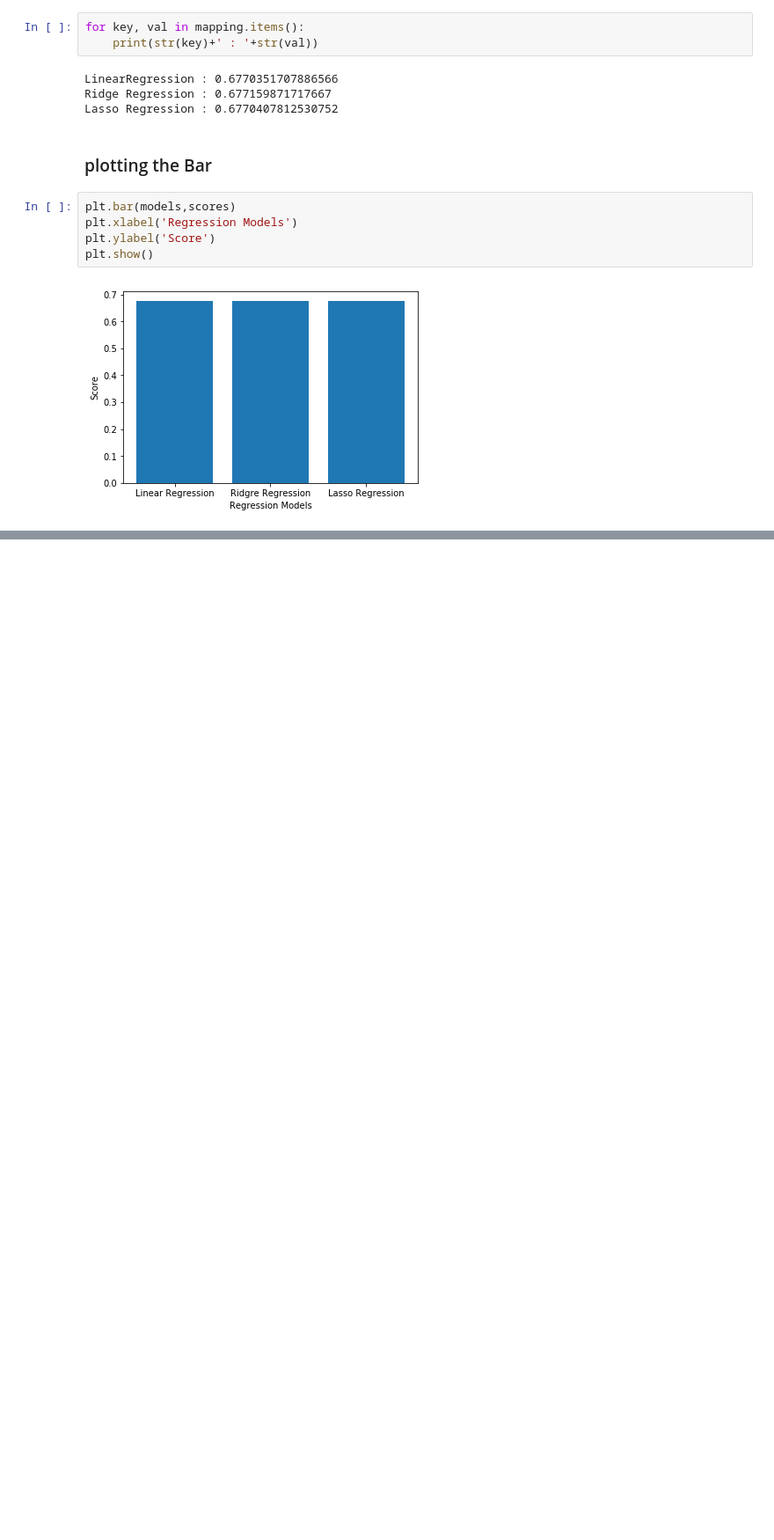
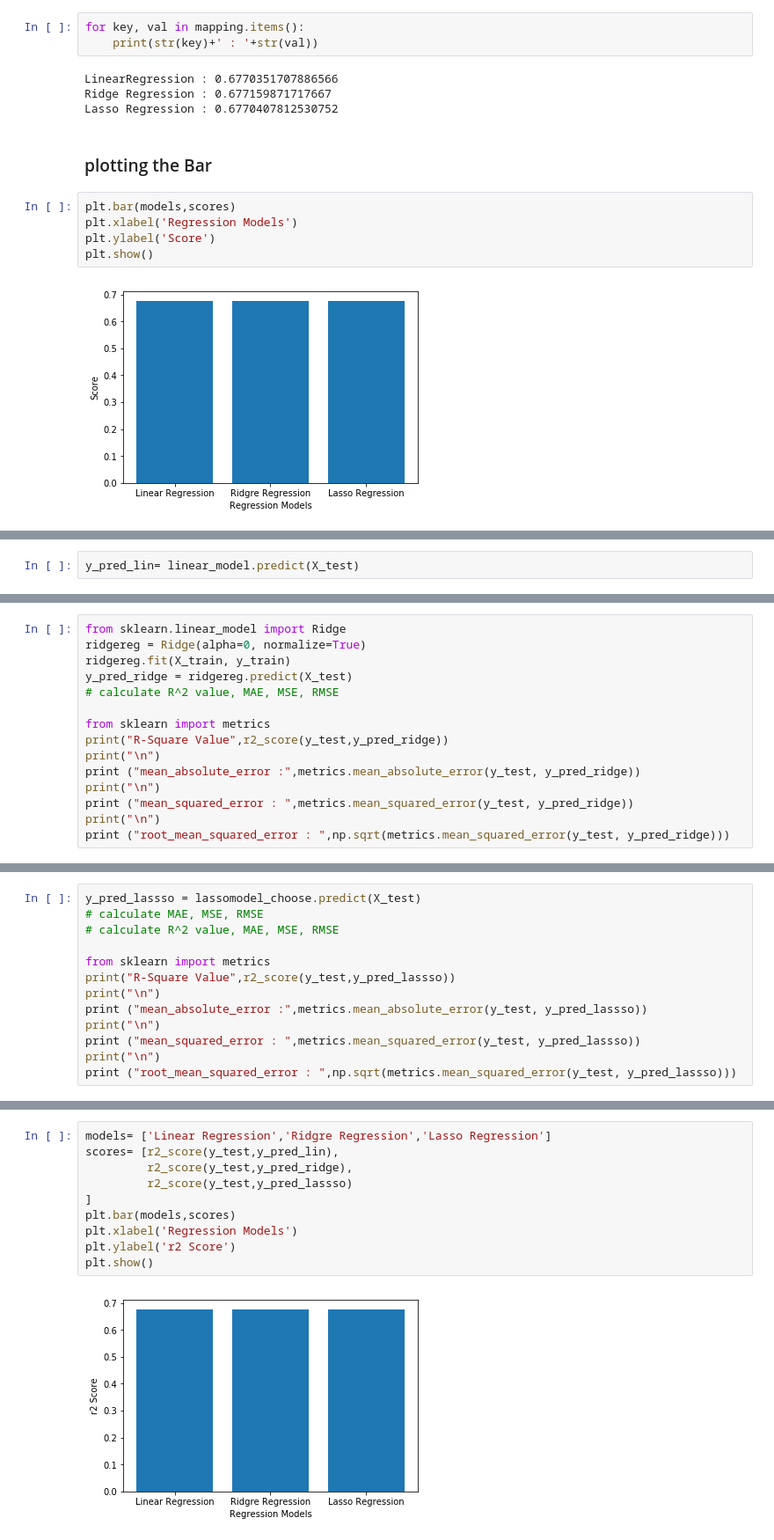
Before and after one commit to satrioprianda/Regularization_for_overfitting, a Jupyter notebook: Regularizatoin_linear_regression_housedataset/Regularization .ipynb, the cells around one changed output, grey strips where cells are left out. Shown: that part at 88% size. Saved outputs shown, nothing was run; the diff lists cells and outputs as text; blank space fills up the shorter version.

```diff
--- a/Regularizatoin_linear_regression_housedataset/Regularization .ipynb
+++ b/Regularizatoin_linear_regression_housedataset/Regularization .ipynb
@@ -196,0 +206,2 @@ plt.show()
+# %%
+y_pred_lin= linear_model.predict(X_test)
@@ -196,0 +249,15 @@ plt.show()
+# %%
+from sklearn.linear_model import Ridge
+ridgereg = Ridge(alpha=0, normalize=True)
+ridgereg.fit(X_train, y_train)
+y_pred_ridge = ridgereg.predict(X_test)
+# calculate R^2 value, MAE, MSE, RMSE
+
+from sklearn import metrics
+print("R-Square Value",r2_score(y_test,y_pred_ridge))
+print("\n")
+print ("mean_absolute_error :",metrics.mean_absolute_error(y_test, y_pred_ridge))
+print("\n")
+print ("mean_squared_error : ",metrics.mean_squared_error(y_test, y_pred_ridge))
+print("\n")
+print ("root_mean_squared_error : ",np.sqrt(metrics.mean_squared_error(y_test, y_pred_ridge)))
@@ -196,0 +277,13 @@ plt.show()
+# %%
+y_pred_lassso = lassomodel_choose.predict(X_test)
+# calculate MAE, MSE, RMSE
+# calculate R^2 value, MAE, MSE, RMSE
+
+from sklearn import metrics
+print("R-Square Value",r2_score(y_test,y_pred_lassso))
+print("\n")
+print ("mean_absolute_error :",metrics.mean_absolute_error(y_test, y_pred_lassso))
+print("\n")
+print ("mean_squared_error : ",metrics.mean_squared_error(y_test, y_pred_lassso))
+print("\n")
+print ("root_mean_squared_error : ",np.sqrt(metrics.mean_squared_error(y_test, y_pred_lassso)))
@@ -196,0 +304,12 @@ plt.show()
+# %%
+models= ['Linear Regression','Ridgre Regression','Lasso Regression']
+scores= [r2_score(y_test,y_pred_lin),
+         r2_score(y_test,y_pred_ridge),
+         r2_score(y_test,y_pred_lassso)
+]
+plt.bar(models,scores)
+plt.xlabel('Regression Models')
+plt.ylabel('r2 Score')
+plt.show()
+# %% [output]
+[figure, added]
```
Also changed, not shown: parts of 24 cells of this notebook.
